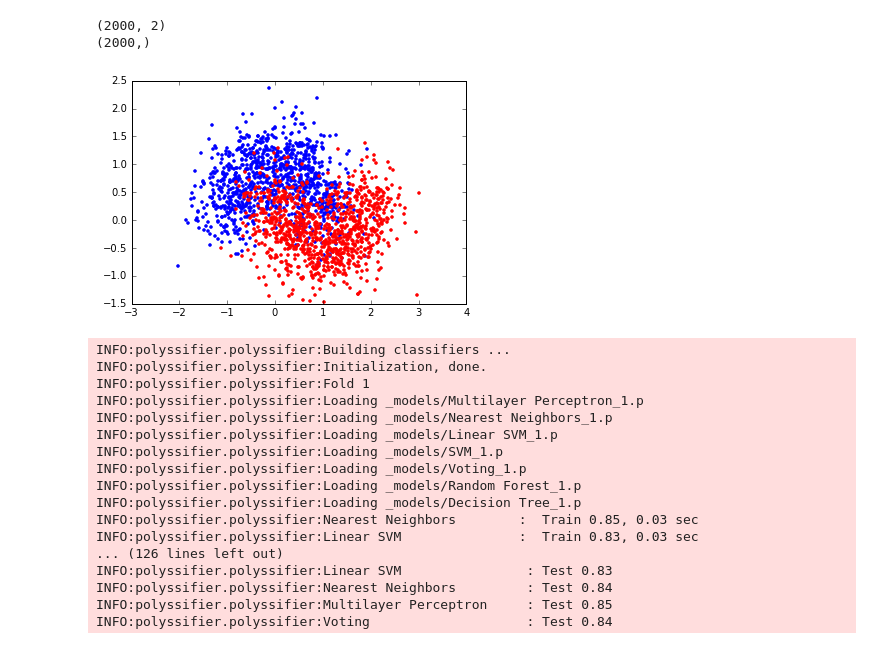
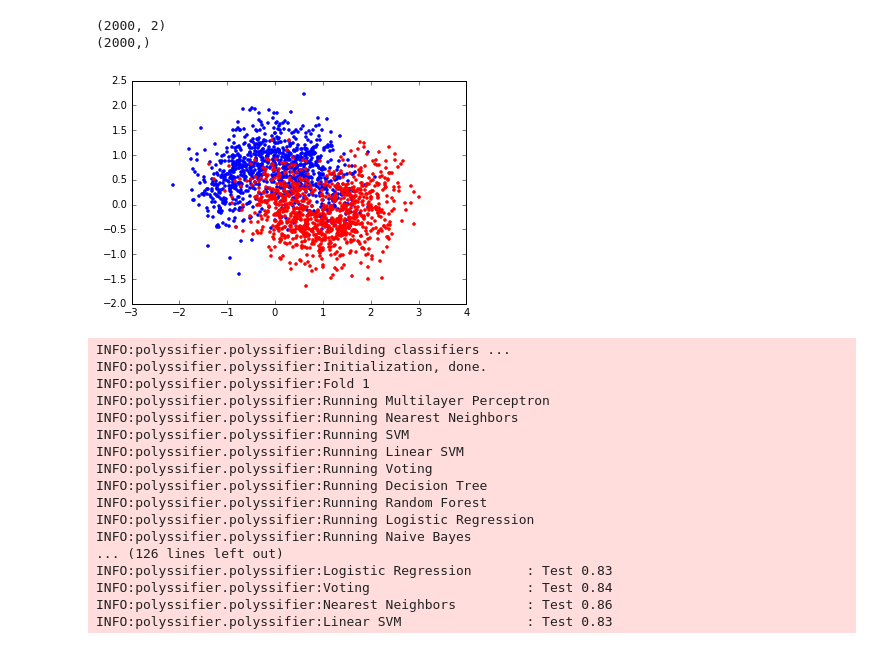
Before and after one commit to alvarouc/polyssifier, a Jupyter notebook: sample/example.ipynb, the cells around one changed output. Saved outputs shown, nothing was run; the diff lists cells and outputs as text; code cells hidden in the pictures.

```diff
--- a/sample/example.ipynb
+++ b/sample/example.ipynb
@@ -1,48 +1,48 @@
 # %%
-import warnings
-warnings.filterwarnings('ignore')
-warnings.filterwarnings("ignore",category=DeprecationWarning)
-
 from sklearn import datasets
 from polyssifier import Poly
 import numpy as np
 import pandas as pd
 from sklearn.datasets import make_moons
 import matplotlib.pyplot as plt
 
 %matplotlib inline
 data, label = make_moons(n_samples=2000, noise=0.4)
 print(data.shape)
 print(label.shape)
 
-plt.plot(data[label==0,0], data[label==0,1],'.');
-plt.plot(data[label==1,0], data[label==1,1],'r.');
+label0 = np.where(label==0)[0]
+label1 = np.where(label==1)[0]
+
+plt.plot(data[label0,0], data[label0,1],'.');
+plt.plot(data[label1,0], data[label1,1],'r.');
 # %% [output]
 (2000, 2)
 (2000,)
-[figure, old version]
+[figure, new version]
 # %%
 # single class example
-pol = Poly(data,label, n_folds=5, verbose=1, feature_selection=False)
+%rm -rf _models
+pol = Poly(data,label, n_folds=5, verbose=1, feature_selection=False, scoring='f1')
 scores= pol.run()
 # %% [output]
 INFO:polyssifier.polyssifier:Building classifiers ...
 INFO:polyssifier.polyssifier:Initialization, done.
 INFO:polyssifier.polyssifier:Fold 1
-INFO:polyssifier.polyssifier:Loading _models/Multilayer Perceptron_1.p
-INFO:polyssifier.polyssifier:Loading _models/Nearest Neighbors_1.p
-INFO:polyssifier.polyssifier:Loading _models/Linear SVM_1.p
-INFO:polyssifier.polyssifier:Loading _models/SVM_1.p
-INFO:polyssifier.polyssifier:Loading _models/Voting_1.p
-INFO:polyssifier.polyssifier:Loading _models/Random Forest_1.p
-INFO:polyssifier.polyssifier:Loading _models/Decision Tree_1.p
-INFO:polyssifier.polyssifier:Nearest Neighbors        :  Train 0.85, 0.03 sec
-INFO:polyssifier.polyssifier:Linear SVM               :  Train 0.83, 0.03 sec
+INFO:polyssifier.polyssifier:Running Multilayer Perceptron
+INFO:polyssifier.polyssifier:Running Nearest Neighbors
+INFO:polyssifier.polyssifier:Running SVM
+INFO:polyssifier.polyssifier:Running Linear SVM
+INFO:polyssifier.polyssifier:Running Voting
+INFO:polyssifier.polyssifier:Running Decision Tree
+INFO:polyssifier.polyssifier:Running Random Forest
+INFO:polyssifier.polyssifier:Running Logistic Regression
+INFO:polyssifier.polyssifier:Running Naive Bayes
 ... (126 lines left out)
+INFO:polyssifier.polyssifier:Logistic Regression       : Test 0.83
+INFO:polyssifier.polyssifier:Voting                    : Test 0.84
+INFO:polyssifier.polyssifier:Nearest Neighbors         : Test 0.86
 INFO:polyssifier.polyssifier:Linear SVM                : Test 0.83
-INFO:polyssifier.polyssifier:Nearest Neighbors         : Test 0.84
-INFO:polyssifier.polyssifier:Multilayer Perceptron     : Test 0.85
-INFO:polyssifier.polyssifier:Voting                    : Test 0.84
 # %%
 pol.plot()
 # %% [output]
```
Also changed, not shown: parts of 3 cells of this notebook, 3 other files.
